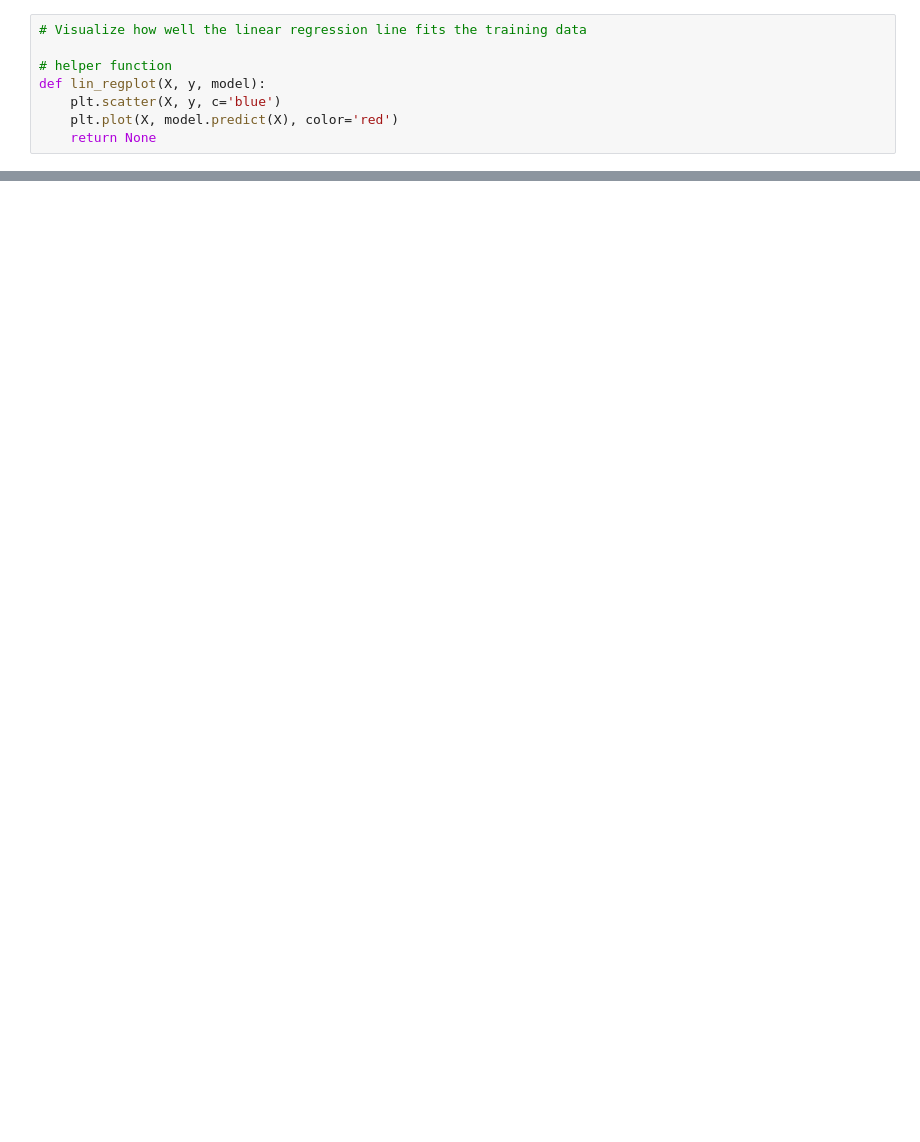
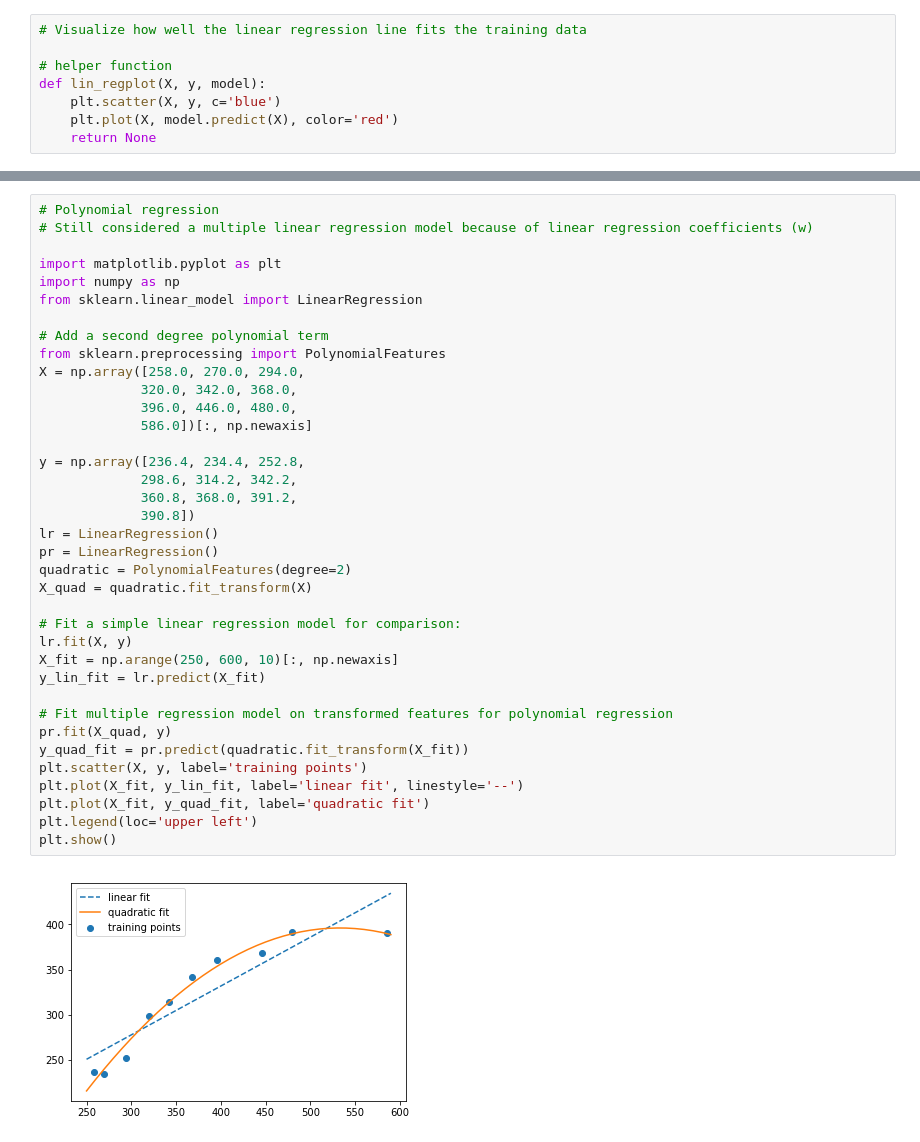
Before and after one commit to shunjilin/Python-Machine-Learning, a Jupyter notebook: 10.PredictingContinuousTargetVariablesWithRegressionAnalysis/housing.ipynb, the cells around one changed output, grey strips where cells are left out. Drawn from its saved outputs; the diff is of its cells as text; blank space fills up the shorter version.

Commit message:
add polynomial regression

```diff
--- a/10.PredictingContinuousTargetVariablesWithRegressionAnalysis/housing.ipynb
+++ b/10.PredictingContinuousTargetVariablesWithRegressionAnalysis/housing.ipynb
@@ -178,0 +196,39 @@ Intercept: -44.089
+# %%
+# Polynomial regression
+# Still considered a multiple linear regression model because of linear regression coefficients (w)
+
+import matplotlib.pyplot as plt
+import numpy as np
+from sklearn.linear_model import LinearRegression
+
+# Add a second degree polynomial term
+from sklearn.preprocessing import PolynomialFeatures
+X = np.array([258.0, 270.0, 294.0,
+             320.0, 342.0, 368.0,
+             396.0, 446.0, 480.0,
+             586.0])[:, np.newaxis]
+
+y = np.array([236.4, 234.4, 252.8,
+             298.6, 314.2, 342.2,
+             360.8, 368.0, 391.2,
+             390.8])
+lr = LinearRegression()
+pr = LinearRegression()
+quadratic = PolynomialFeatures(degree=2)
+X_quad = quadratic.fit_transform(X)
+
+# Fit a simple linear regression model for comparison:
+lr.fit(X, y)
+X_fit = np.arange(250, 600, 10)[:, np.newaxis]
+y_lin_fit = lr.predict(X_fit)
+
+# Fit multiple regression model on transformed features for polynomial regression
+pr.fit(X_quad, y)
+y_quad_fit = pr.predict(quadratic.fit_transform(X_fit))
+plt.scatter(X, y, label='training points')
+plt.plot(X_fit, y_lin_fit, label='linear fit', linestyle='--')
+plt.plot(X_fit, y_quad_fit, label='quadratic fit')
+plt.legend(loc='upper left')
+plt.show()
+# %% [output]
+[figure, added]
```
Also changed, not shown: parts of 20 cells of this notebook.
